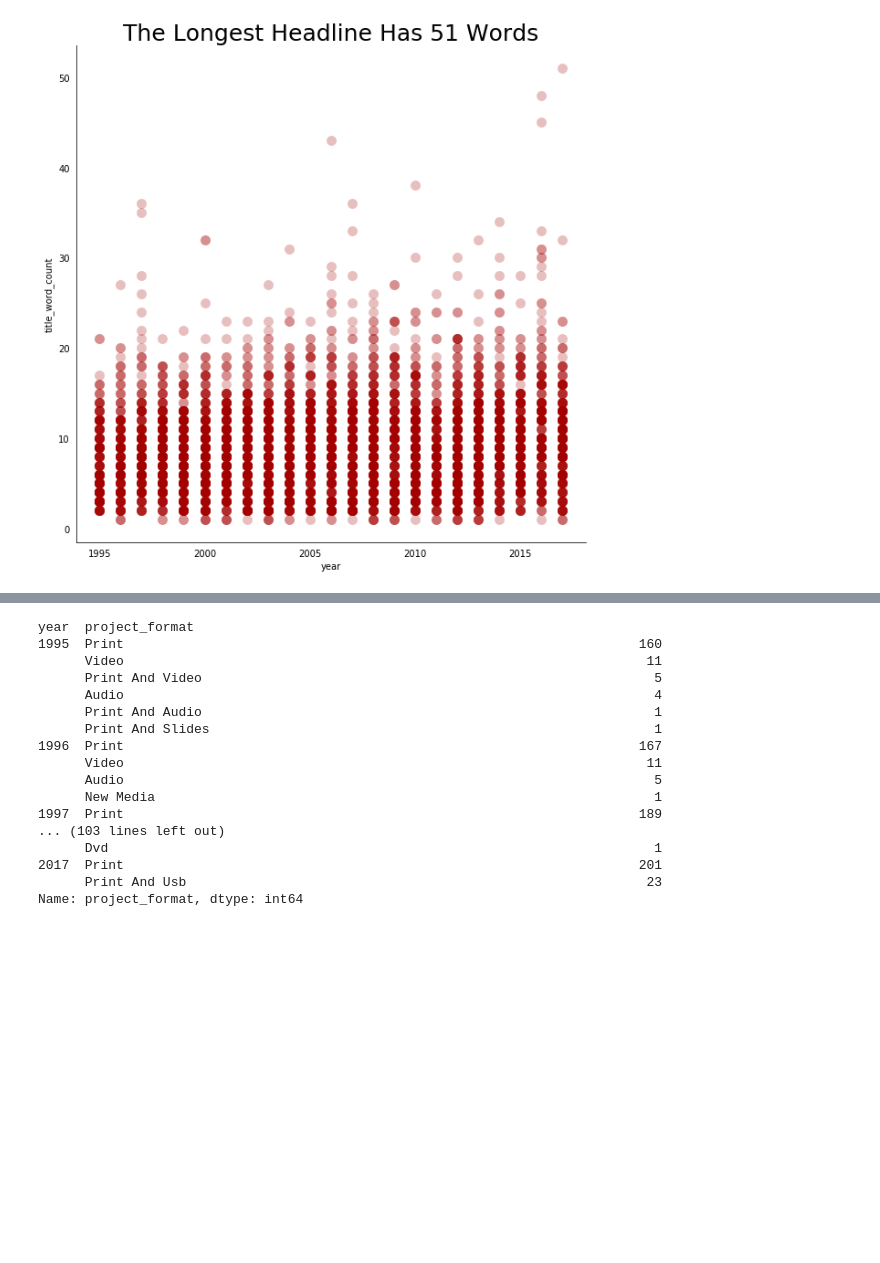
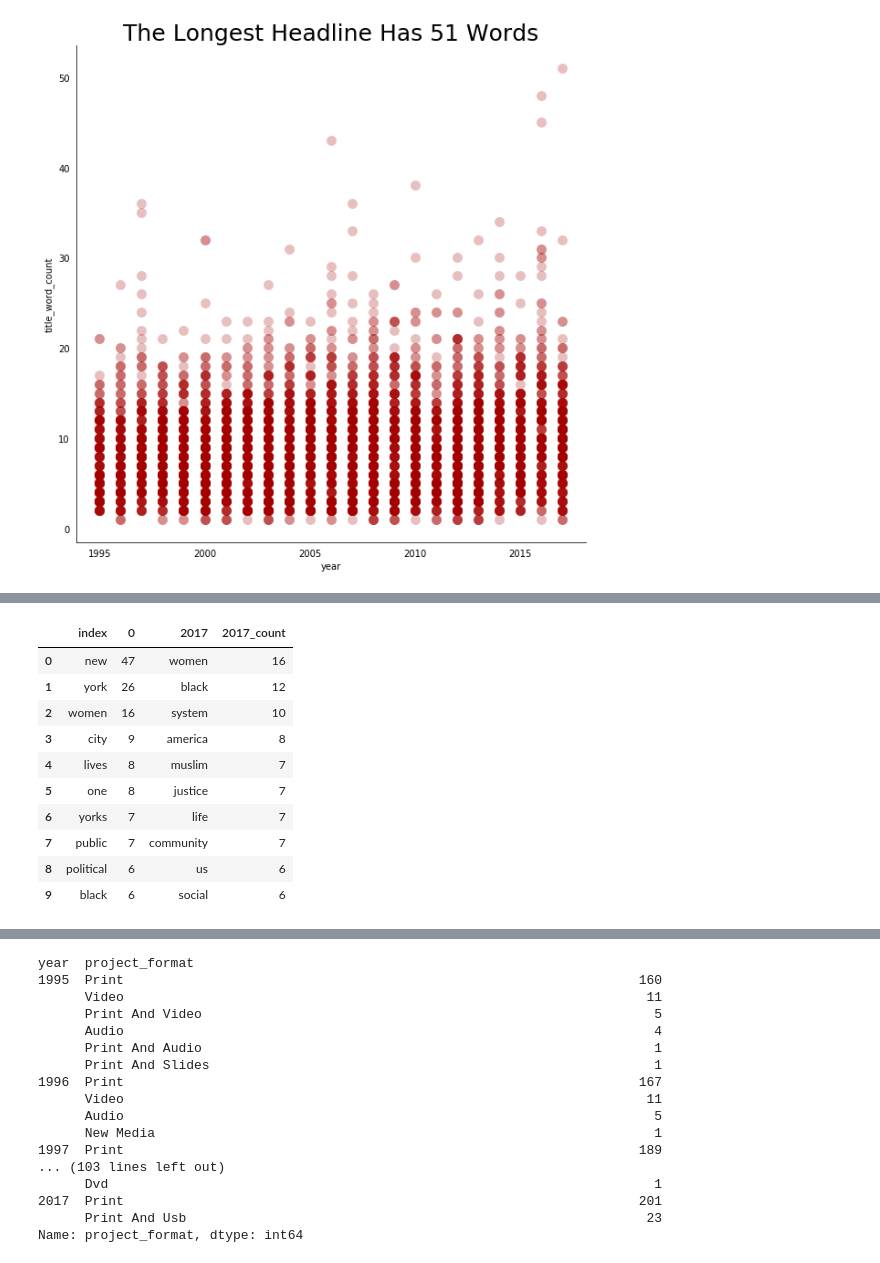
Before and after one commit to Weihua4455/data_studio, a Jupyter notebook: code/04_jschool_masters_projects/notebooks/03_plot.ipynb, the cells around one changed output, grey strips where cells are left out. Saved outputs shown, nothing was run; the diff lists cells and outputs as text; code cells hidden in the pictures; blank space fills up the shorter version.

```diff
--- a/code/04_jschool_masters_projects/03_plot.ipynb
+++ b/code/04_jschool_masters_projects/notebooks/03_plot.ipynb
@@ -79,3 +76,17 @@ df_freq_wide
+# %%
+words_wide
+# %% [output]
+|  | index | 0 | 2017 | 2017_count |
+| 0 | new | 47 | women | 16 |
+| 1 | york | 26 | black | 12 |
+| 2 | women | 16 | system | 10 |
+| 3 | city | 9 | america | 8 |
+| 4 | lives | 8 | muslim | 7 |
+| 5 | one | 8 | justice | 7 |
+| 6 | yorks | 7 | life | 7 |
+| 7 | public | 7 | community | 7 |
+| 8 | political | 6 | us | 6 |
+| 9 | black | 6 | social | 6 |
 # %%
 words_wide
 # %% [output]
```
Also changed, not shown: parts of 4 cells of this notebook, 17 other files.
